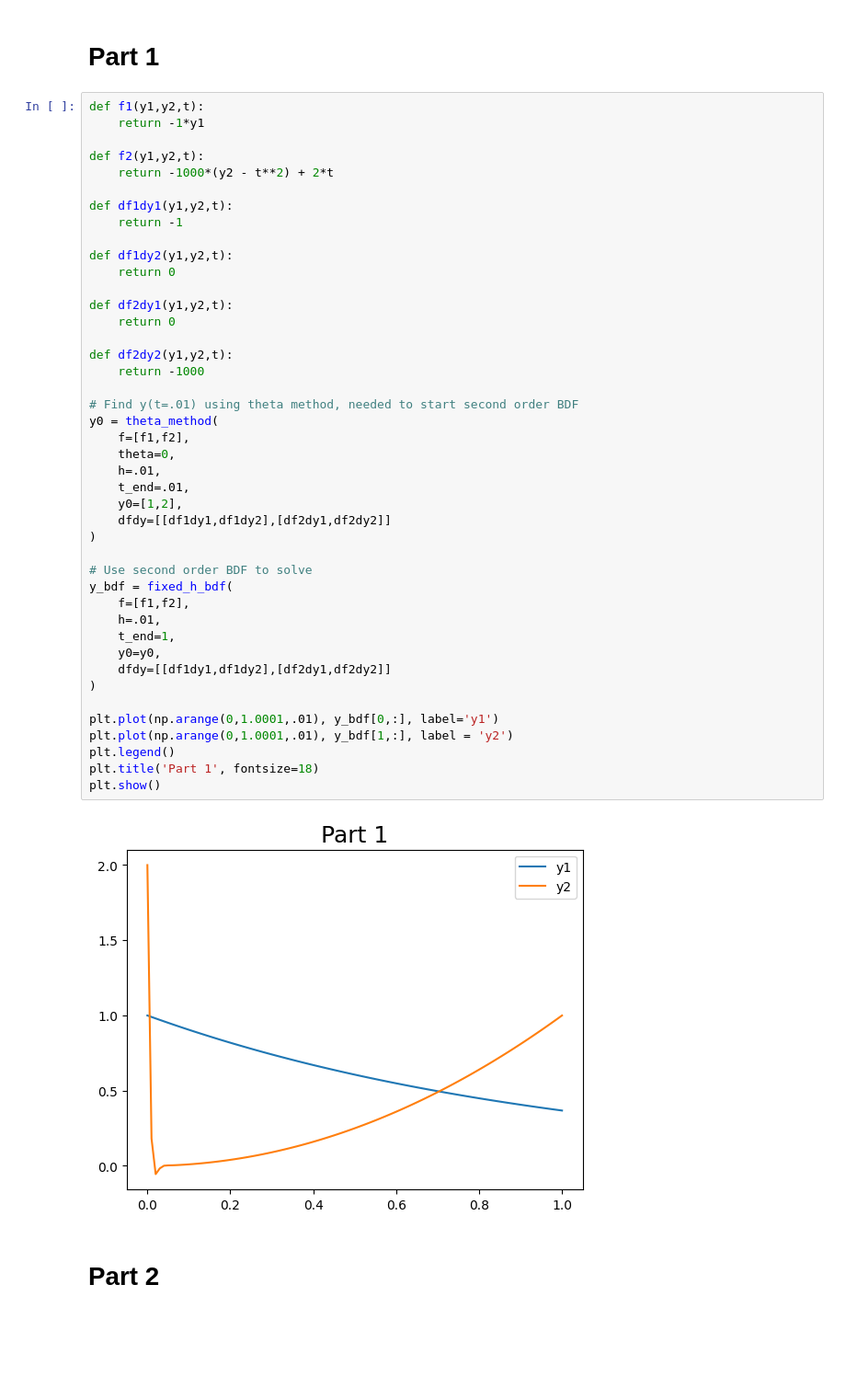
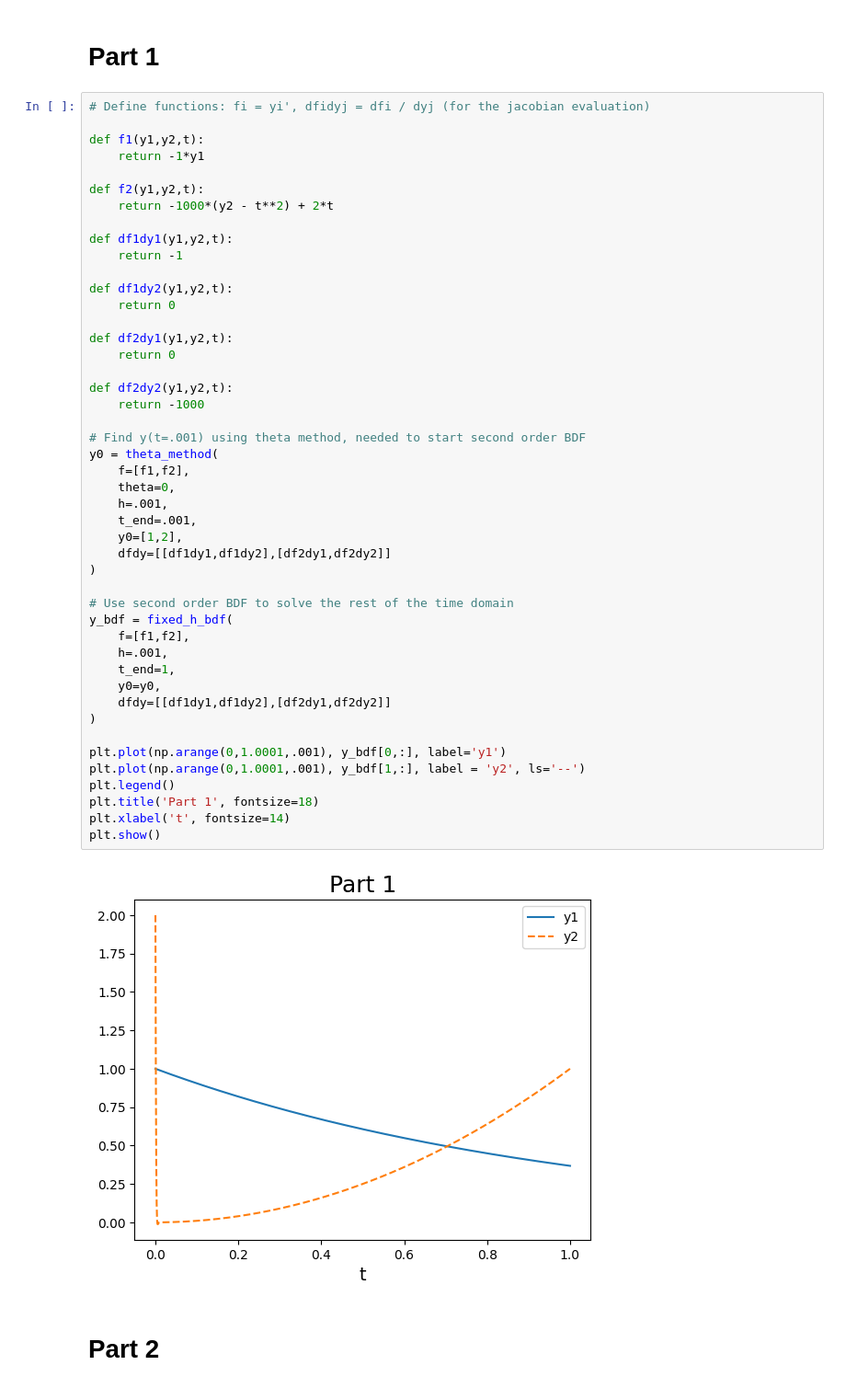
Before and after one commit to bwolfe0/ODE_NumericalMethods_ChE211B, a Jupyter notebook: HW5/HW5.ipynb, the cells around one changed output. Shown at 92% size. Cells and saved outputs as stored; diff of their text form; blank space fills up the shorter version.

```diff
--- a/HW5/HW5.ipynb
+++ b/HW5/HW5.ipynb
@@ -9,6 +9,8 @@ import matplotlib.pyplot as plt
 # %% [markdown]
 # Part 1
 # %%
+# Define functions: fi = yi', dfidyj = dfi / dyj (for the jacobian evaluation)
+
 def f1(y1,y2,t):
     return -1*y1
 
@@ -18,41 +20,42 @@ def f2(y1,y2,t):
 def df1dy1(y1,y2,t):
     return -1
 
 def df1dy2(y1,y2,t):
     return 0
 
 def df2dy1(y1,y2,t):
     return 0
 
 def df2dy2(y1,y2,t):
     return -1000
 
-# Find y(t=.01) using theta method, needed to start second order BDF
+# Find y(t=.001) using theta method, needed to start second order BDF
 y0 = theta_method(
     f=[f1,f2],
     theta=0,
-    h=.01,
-    t_end=.01,
+    h=.001,
+    t_end=.001,
     y0=[1,2],
     dfdy=[[df1dy1,df1dy2],[df2dy1,df2dy2]]
 )
 
-# Use second order BDF to solve
+# Use second order BDF to solve the rest of the time domain
 y_bdf = fixed_h_bdf(
     f=[f1,f2],
-    h=.01,
+    h=.001,
     t_end=1,
     y0=y0,
     dfdy=[[df1dy1,df1dy2],[df2dy1,df2dy2]]
 )
 
-plt.plot(np.arange(0,1.0001,.01), y_bdf[0,:], label='y1')
-plt.plot(np.arange(0,1.0001,.01), y_bdf[1,:], label = 'y2')
+plt.plot(np.arange(0,1.0001,.001), y_bdf[0,:], label='y1')
+plt.plot(np.arange(0,1.0001,.001), y_bdf[1,:], label = 'y2', ls='--')
 plt.legend()
 plt.title('Part 1', fontsize=18)
+plt.xlabel('t', fontsize=14)
 plt.show()
 # %% [output]
-[figure, old version]
+[figure, new version]
 # %% [markdown]
 # Part 2
 # %% [markdown]
```
Also changed, not shown: parts of 31 cells of this notebook, 3 other files.
